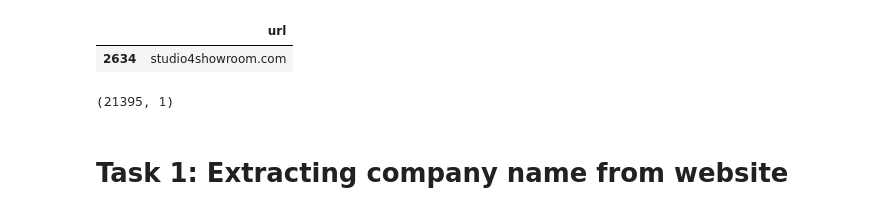
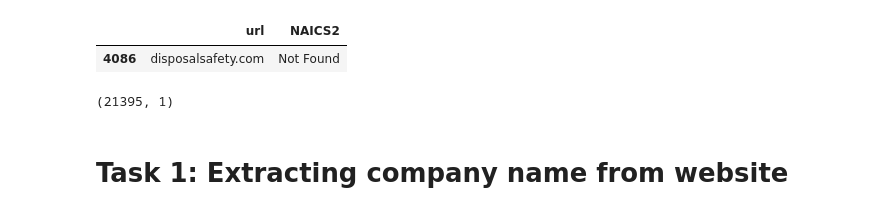
Before and after one commit to PrimaryBelman/RTA2024test, a Jupyter notebook: MachineLearning/Data_Extraction.ipynb, the cells around one changed output. Drawn from its saved outputs; the diff is of its cells as text; code cells hidden in the pictures.

```diff
--- a/MachineLearning/Data_Extraction.ipynb
+++ b/MachineLearning/Data_Extraction.ipynb
@@ -14,9 +28,8 @@ urls=pd.read_parquet('urls.parquet',"pyarrow")
 # %%
-#header_data.shape
-urls[urls['url']=='studio4showroom.com']
+urls[urls['url']=='disposalsafety.com']
 # %% [output]
-|  | url |
-| 2634 | studio4showroom.com |
+|  | url | NAICS2 |
+| 4086 | disposalsafety.com | Not Found |
 # %%
 distinct_urls=urls.drop_duplicates('url')
 distinct_urls.shape
```
Also changed, not shown: parts of 11 cells of this notebook.
